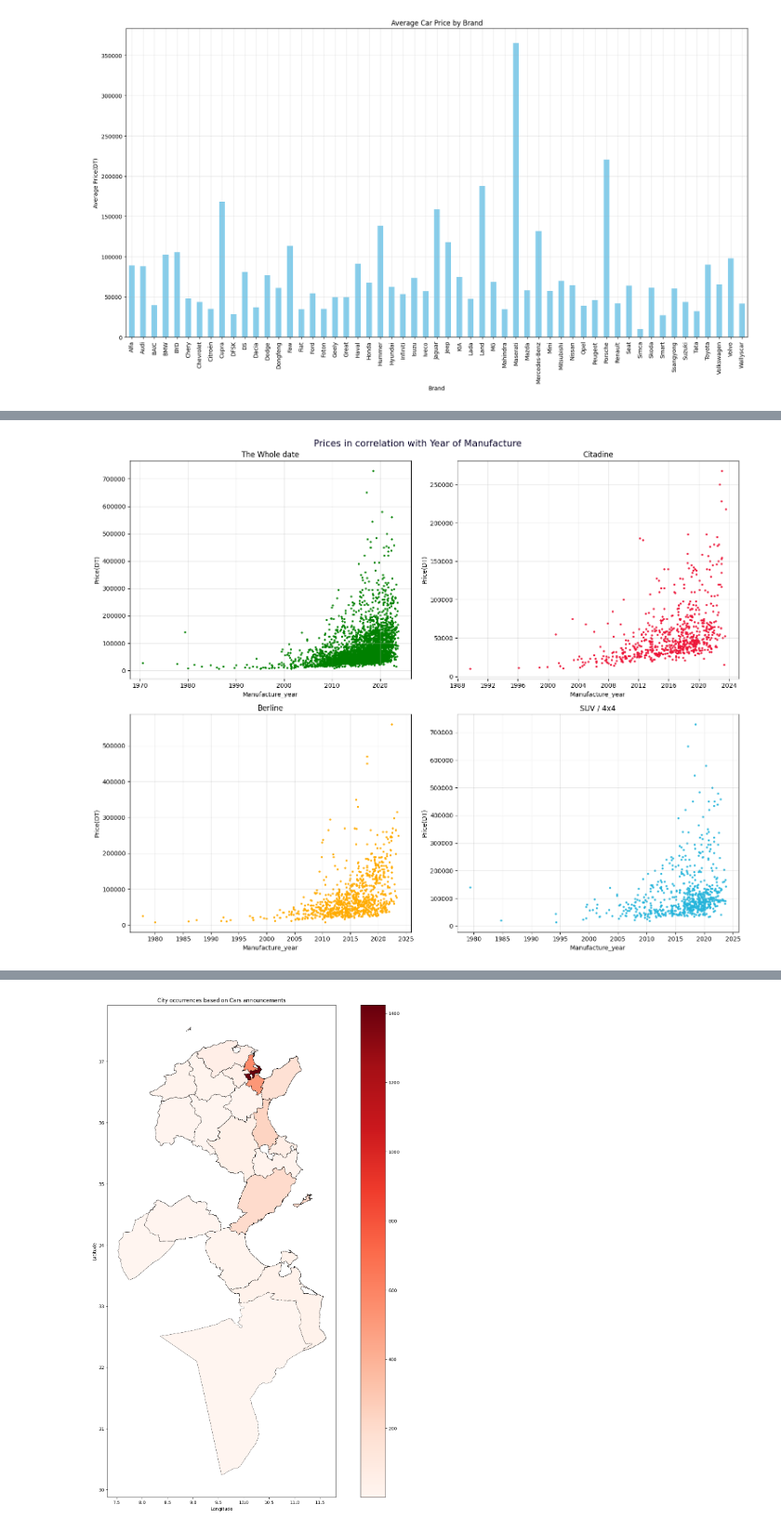
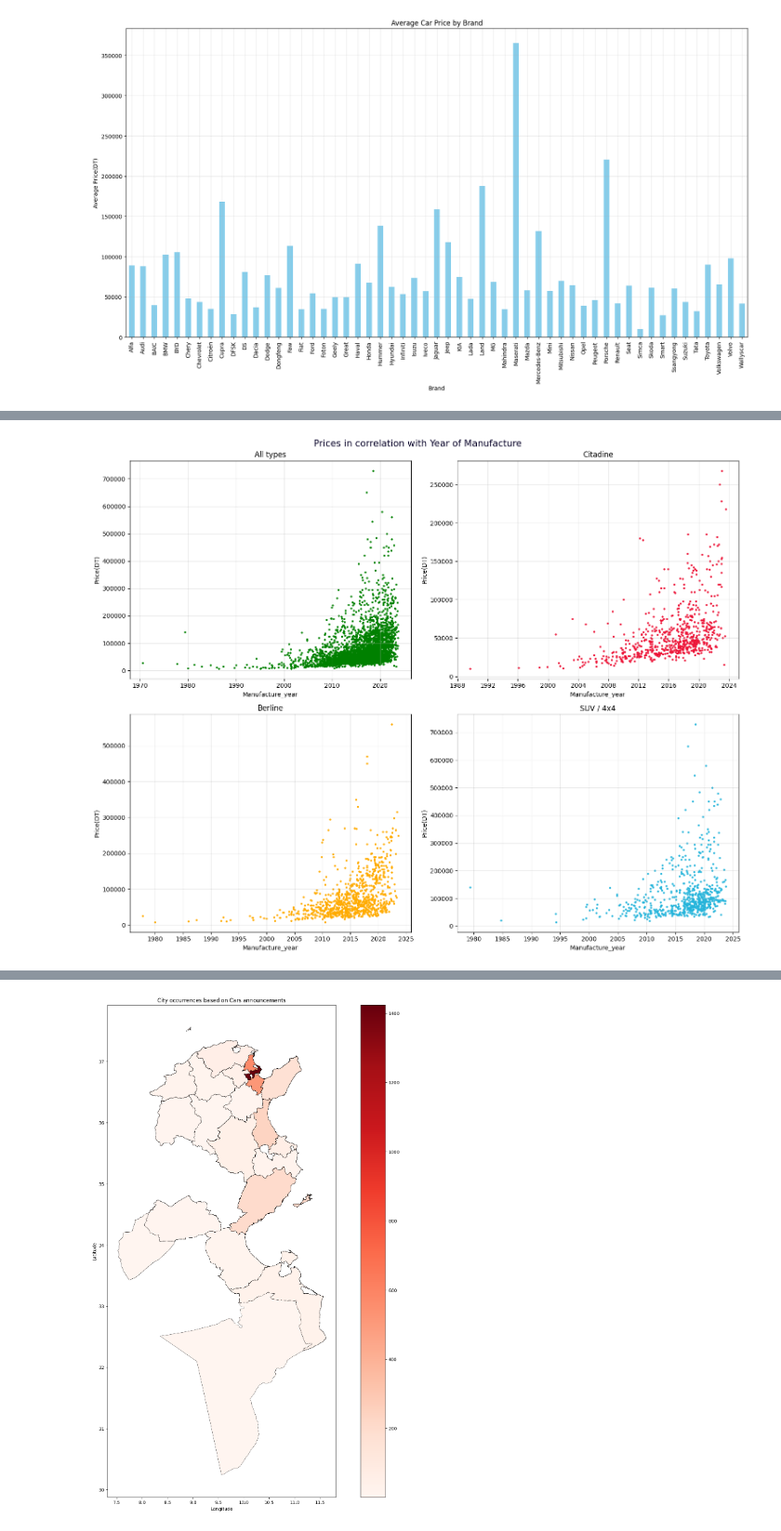
Before and after one commit to SayehOmar/AutoMobileTN_case_study, a Jupyter notebook: Case_study/Case_study.ipynb, the cells around one changed output, grey strips where cells are left out. Shown at 93% size. Drawn from its saved outputs; the diff is of its cells as text; code cells hidden in the pictures.

```diff
--- a/Case_study/Case_study.ipynb
+++ b/Case_study/Case_study.ipynb
@@ -174,32 +147,32 @@ df_SUV4x4	=df[df['Body_type']=='SUV/4x4']
 fig, axs = plt.subplots(2,2, figsize=(15, 12))
 fig.suptitle('Prices in correlation with Year of Manufacture', fontsize=15, c='#050026')
 
 axs[0,1].scatter(df_Citadine['Manufacture_year'], df_Citadine['Price(DT)'], s=5, c='#ed1236')
 axs[0,1].grid(True, alpha=0.3)
 axs[0,1].set_xlabel('Manufacture_year')
 axs[0,1].set_ylabel('Price(DT)')
 axs[0,1].set_title('Citadine')
 
 axs[0,0].scatter(df['Manufacture_year'], df['Price(DT)'], s=5, c='green')
 axs[0,0].grid(True, alpha=0.3)
 axs[0,0].set_xlabel('Manufacture_year')
 axs[0,0].set_ylabel('Price(DT)')
-axs[0,0].set_title('The Whole date')
+axs[0,0].set_title('All types')
 
 axs[1,0].scatter(df_Berline['Manufacture_year'], df_Berline['Price(DT)'], s=5, c='#ffab00')
 axs[1,0].grid(True, alpha=0.3)
 axs[1,0].set_xlabel('Manufacture_year')
 axs[1,0].set_ylabel('Price(DT)')
 axs[1,0].set_title('Berline')
 
 axs[1,1].scatter(df_SUV4x4['Manufacture_year'], df_SUV4x4['Price(DT)'], s=5, c='#24b4db')
 axs[1,1].grid(True, alpha=0.3)
 axs[1,1].set_xlabel('Manufacture_year')
 axs[1,1].set_ylabel('Price(DT)')
 axs[1,1].set_title('SUV / 4x4')
 
 
 plt.tight_layout()
 plt.show()
 # %% [output]
-[figure, old version]
+[figure, new version]
```
Also changed, not shown: parts of 10 cells of this notebook.
